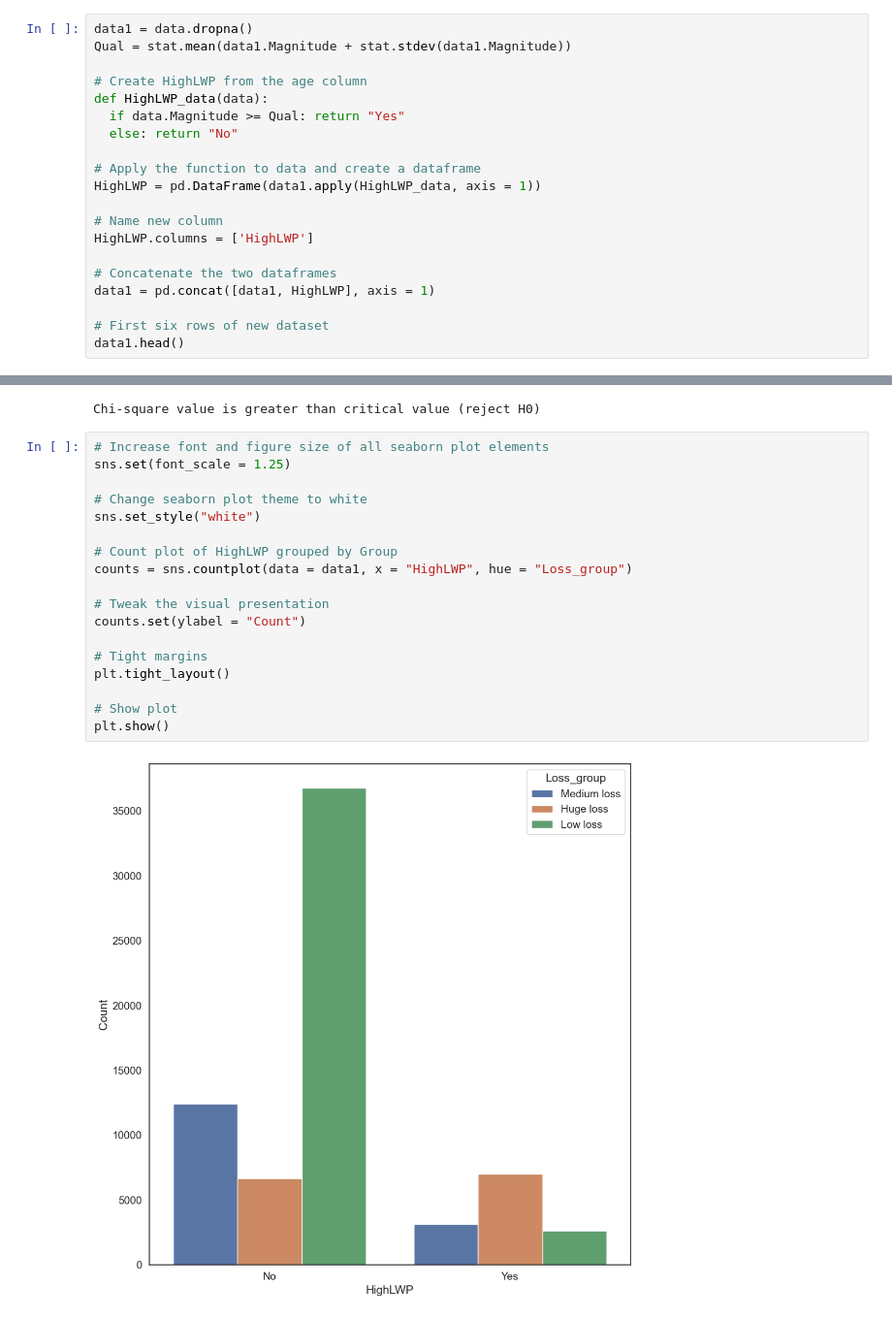
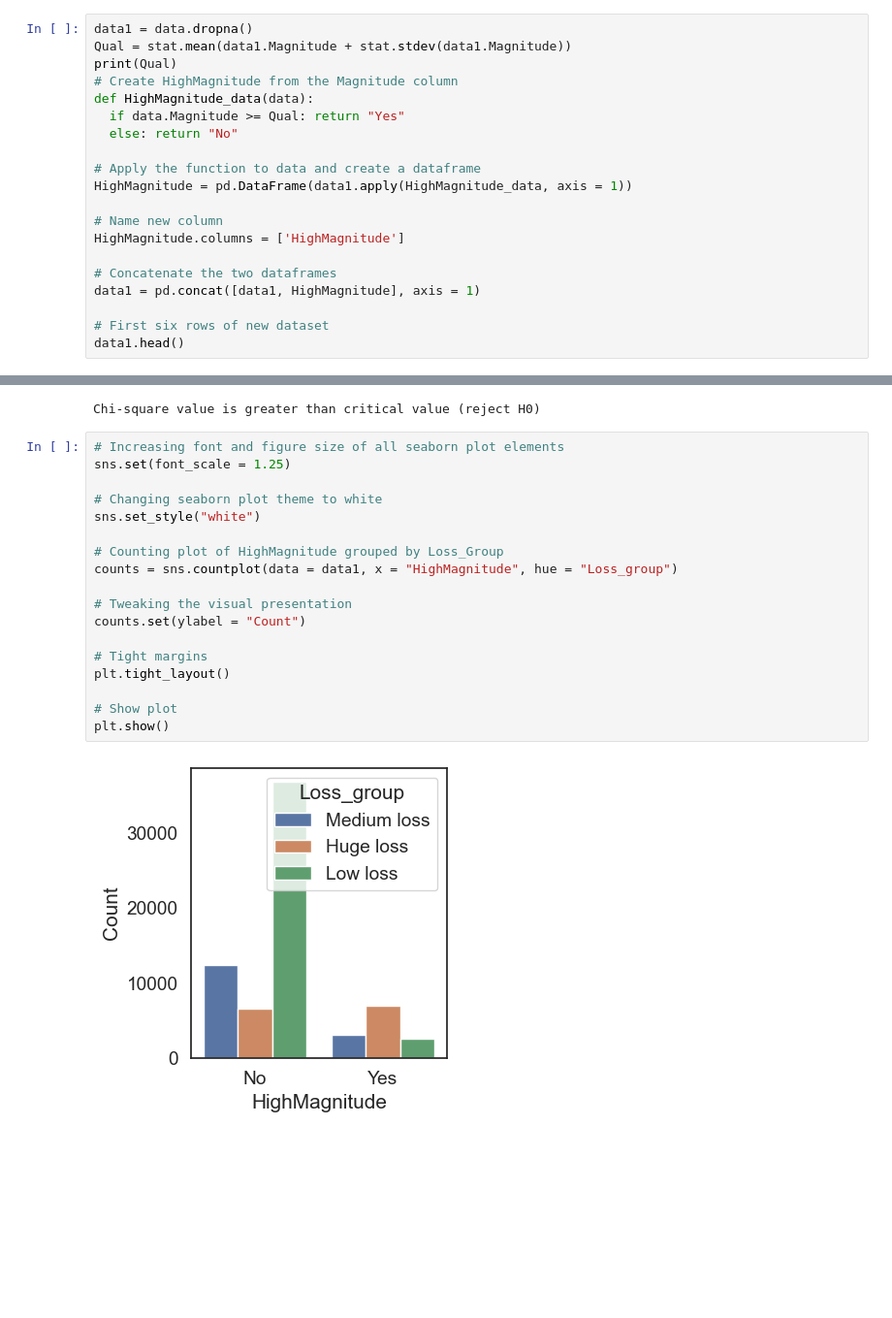
Before and after one commit to INFO-523-Exercises/hw-02-SanjaySiddi, a Jupyter notebook: hw-02-03.ipynb, the cells around one changed output, grey strips where cells are left out. Shown: that part at 97% size. Saved outputs shown, nothing was run; the diff lists cells and outputs as text; blank space fills up the shorter version.

```diff
--- a/hw-02-03.ipynb
+++ b/hw-02-03.ipynb
@@ -343,20 +360,20 @@ Year             count  Huge loss      1.369700e+04
 # %%
 data1 = data.dropna()
 Qual = stat.mean(data1.Magnitude + stat.stdev(data1.Magnitude))
-
-# Create HighLWP from the age column
-def HighLWP_data(data):
+print(Qual)
+# Create HighMagnitude from the Magnitude column
+def HighMagnitude_data(data):
   if data.Magnitude >= Qual: return "Yes"
   else: return "No"
 
 # Apply the function to data and create a dataframe
-HighLWP = pd.DataFrame(data1.apply(HighLWP_data, axis = 1))
+HighMagnitude = pd.DataFrame(data1.apply(HighMagnitude_data, axis = 1))
 
 # Name new column
-HighLWP.columns = ['HighLWP']
+HighMagnitude.columns = ['HighMagnitude']
 
 # Concatenate the two dataframes
-data1 = pd.concat([data1, HighLWP], axis = 1)
+data1 = pd.concat([data1, HighMagnitude], axis = 1)
 
 # First six rows of new dataset
 data1.head()
@@ -395,22 +413,22 @@ else:
 # %% [output]
 Chi-square value is greater than critical value (reject H0)
 # %%
-# Increase font and figure size of all seaborn plot elements
+# Increasing font and figure size of all seaborn plot elements
 sns.set(font_scale = 1.25)
 
-# Change seaborn plot theme to white
+# Changing seaborn plot theme to white
 sns.set_style("white")
 
-# Count plot of HighLWP grouped by Group
-counts = sns.countplot(data = data1, x = "HighLWP", hue = "Loss_group")
+# Counting plot of HighMagnitude grouped by Loss_Group
+counts = sns.countplot(data = data1, x = "HighMagnitude", hue = "Loss_group")
 
-# Tweak the visual presentation
+# Tweaking the visual presentation
 counts.set(ylabel = "Count")
 
 # Tight margins
 plt.tight_layout()
 
 # Show plot
 plt.show()
 # %% [output]
-[figure, old version]
+[figure, new version]
```
Also changed, not shown: parts of 16 cells of this notebook, 8 other files.
